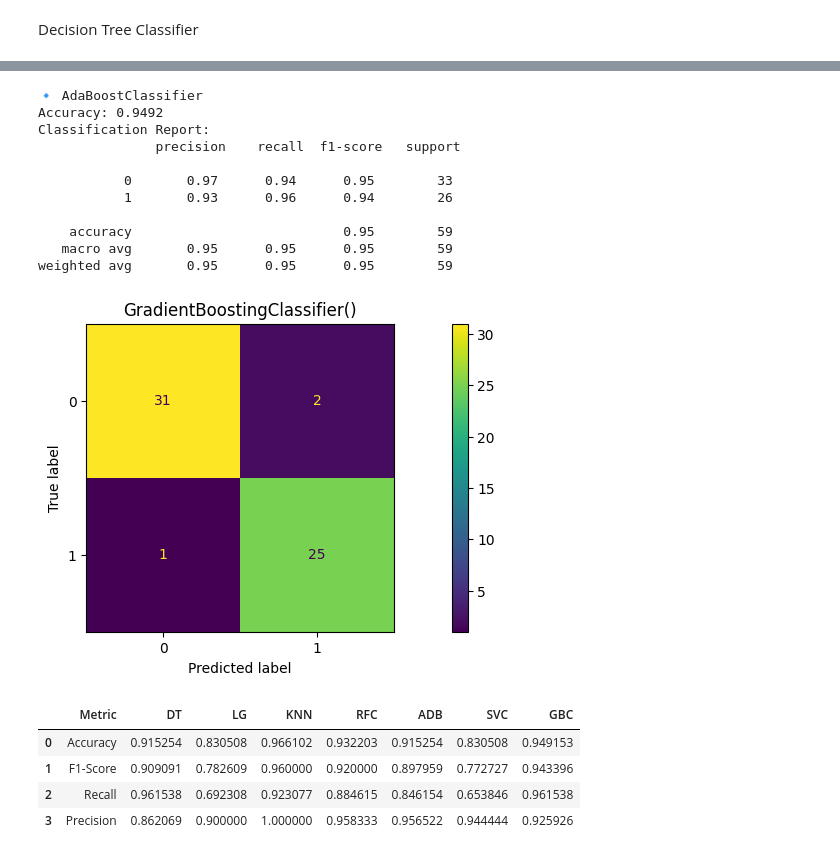
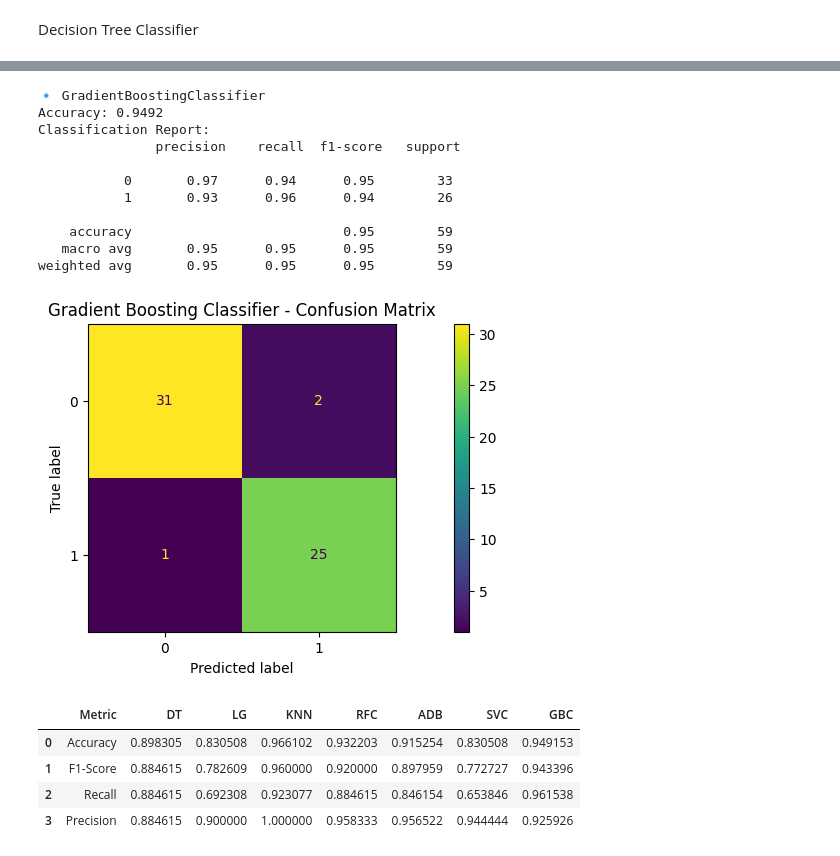
Before and after one commit to Aditya9015/demo, a Jupyter notebook: Copy_of_BTP.ipynb, the cells around one changed output, grey strips where cells are left out. Saved outputs shown, nothing was run; the diff lists cells and outputs as text; code cells hidden in the pictures.

```diff
--- a/Copy_of_BTP.ipynb
+++ b/Copy_of_BTP.ipynb
@@ -336,14 +652,21 @@ weighted avg       0.92      0.92      0.92        59
 # %%
-lg = LogisticRegression()
-print(f"🔹 Logistic Regression") # Fixed f-string
+from sklearn.linear_model import LogisticRegression
+from sklearn.metrics import accuracy_score, classification_report, ConfusionMatrixDisplay
+import matplotlib.pyplot as plt
+
+lg = LogisticRegression(solver='liblinear', random_state=42)  # solver set for compatibility
+print("🔹 Logistic Regression")
+
 lg.fit(X_train, y_train)
-y_pred = lg.predict(X_test) # Changed clf to lg for prediction
+y_pred = lg.predict(X_test)
 
 acc = accuracy_score(y_test, y_pred)
 print(f"Accuracy: {acc:.4f}")
 print("Classification Report:\n", classification_report(y_test, y_pred))
-ConfusionMatrixDisplay.from_estimator(lg, X_test, y_test) # Changed model to lg
-plt.title(lg)
+
+ConfusionMatrixDisplay.from_estimator(lg, X_test, y_test)
+plt.title("Logistic Regression - Confusion Matrix")
+plt.grid(False)
 plt.show()
 # %% [output]
 🔹 Logistic Regression
@@ -461,28 +812,35 @@ weighted avg       0.85      0.83      0.82        59
 # %%
+from sklearn.ensemble import GradientBoostingClassifier
+from sklearn.metrics import accuracy_score, classification_report, ConfusionMatrixDisplay
+import matplotlib.pyplot as plt
+
 gbc = GradientBoostingClassifier()
-print(f"🔹 AdaBoostClassifier") # Fixed f-string
+print("🔹 GradientBoostingClassifier")
+
 gbc.fit(X_train, y_train)
-y_gbc = gbc.predict(X_test) # Changed clf to lg for prediction
+y_gbc = gbc.predict(X_test)
 
 acc = accuracy_score(y_test, y_gbc)
 print(f"Accuracy: {acc:.4f}")
 print("Classification Report:\n", classification_report(y_test, y_gbc))
-ConfusionMatrixDisplay.from_estimator(gbc, X_test, y_test) # Changed model to lg
-plt.title(gbc)
+
+ConfusionMatrixDisplay.from_estimator(gbc, X_test, y_test)
+plt.title("Gradient Boosting Classifier - Confusion Matrix")
+plt.grid(False)
 plt.show()
 # %% [output]
-🔹 AdaBoostClassifier
+🔹 GradientBoostingClassifier
 Accuracy: 0.9492
 Classification Report:
                precision    recall  f1-score   support
 
            0       0.97      0.94      0.95        33
            1       0.93      0.96      0.94        26
 
     accuracy                           0.95        59
    macro avg       0.95      0.95      0.95        59
 weighted avg       0.95      0.95      0.95        59
-[figure, old version]
+[figure, new version]
 # %%
 import pandas as pd
 from sklearn.metrics import accuracy_score, f1_score, recall_score, precision_score
@@ -538,7 +896,7 @@ chart = pd.DataFrame(chart)
 display(chart)
 # %% [output]
 |  | Metric | DT | LG | KNN | RFC | ADB | SVC | GBC |
-| 0 | Accuracy | 0.915254 | 0.830508 | 0.966102 | 0.932203 | 0.915254 | 0.830508 | 0.949153 |
-| 1 | F1-Score | 0.909091 | 0.782609 | 0.960000 | 0.920000 | 0.897959 | 0.772727 | 0.943396 |
-| 2 | Recall | 0.961538 | 0.692308 | 0.923077 | 0.884615 | 0.846154 | 0.653846 | 0.961538 |
-| 3 | Precision | 0.862069 | 0.900000 | 1.000000 | 0.958333 | 0.956522 | 0.944444 | 0.925926 |
+| 0 | Accuracy | 0.898305 | 0.830508 | 0.966102 | 0.932203 | 0.915254 | 0.830508 | 0.949153 |
+| 1 | F1-Score | 0.884615 | 0.782609 | 0.960000 | 0.920000 | 0.897959 | 0.772727 | 0.943396 |
+| 2 | Recall | 0.884615 | 0.692308 | 0.923077 | 0.884615 | 0.846154 | 0.653846 | 0.961538 |
+| 3 | Precision | 0.884615 | 0.900000 | 1.000000 | 0.958333 | 0.956522 | 0.944444 | 0.925926 |
```
Also changed, not shown: parts of 19 cells of this notebook.
